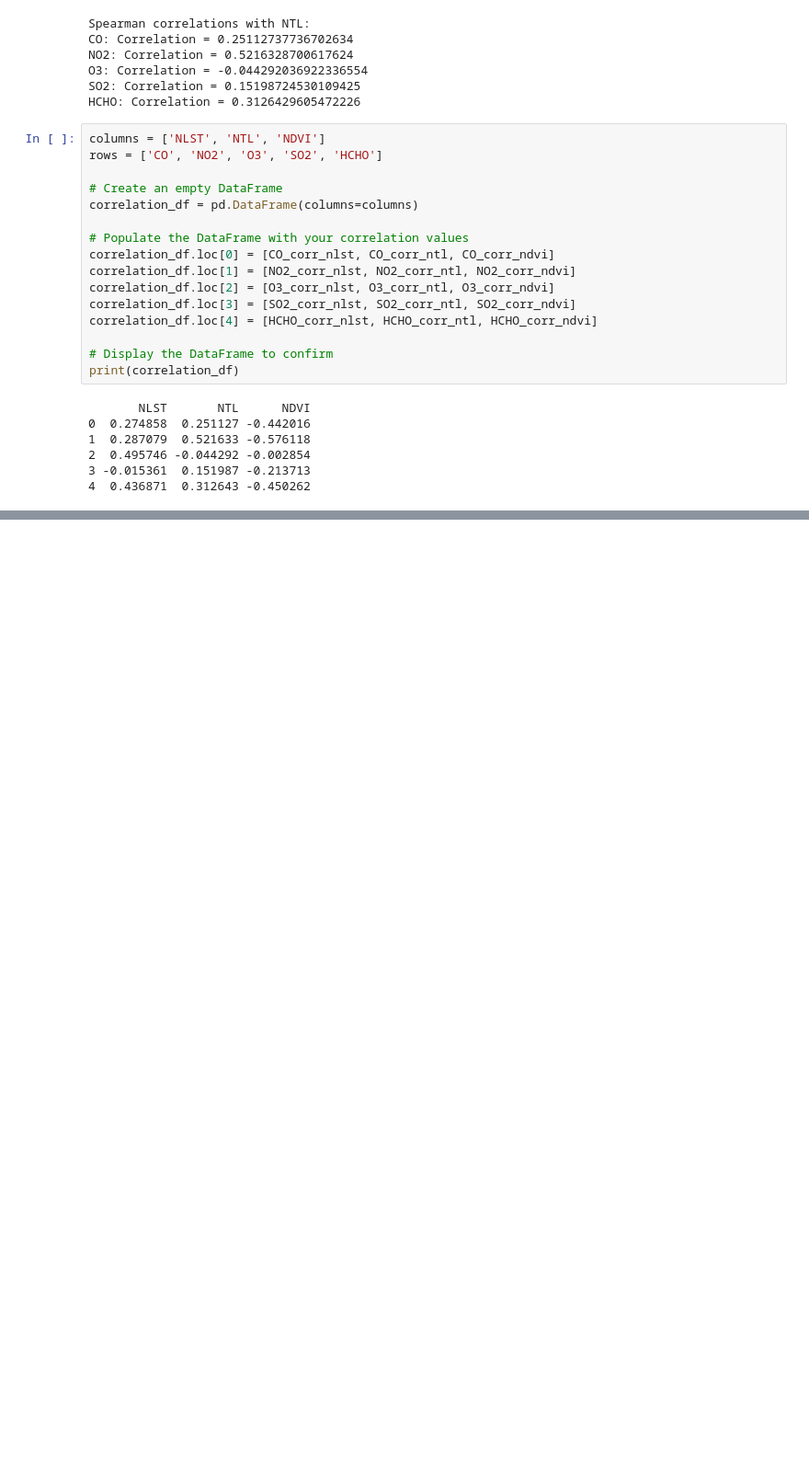
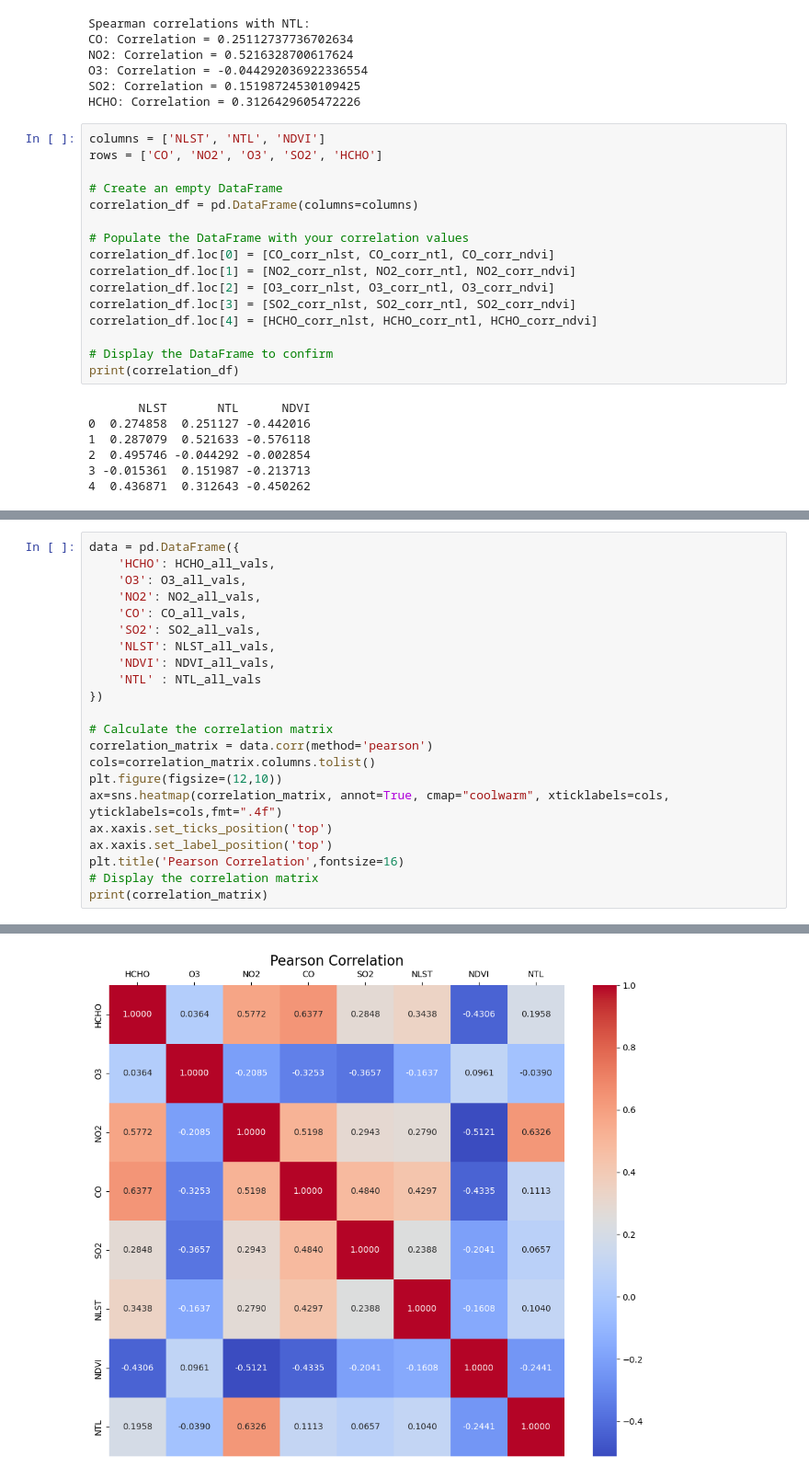
Before and after one commit to Rishi-Bharadwaj/air_pollution_correlation, a Jupyter notebook: correlation 2.ipynb, the cells around one changed output, grey strips where cells are left out. Shown at 92% size. Cells and saved outputs as stored; diff of their text form; blank space fills up the shorter version.

```diff
--- a/correlation 2.ipynb
+++ b/correlation 2.ipynb
@@ -330,0 +355,23 @@ plt.show()
+# %%
+data = pd.DataFrame({
+    'HCHO': HCHO_all_vals,
+    'O3': O3_all_vals,
+    'NO2': NO2_all_vals,
+    'CO': CO_all_vals,
+    'SO2': SO2_all_vals,
+    'NLST': NLST_all_vals,
+    'NDVI': NDVI_all_vals,
+    'NTL' : NTL_all_vals
+})
+
+# Calculate the correlation matrix
+correlation_matrix = data.corr(method='pearson')
+cols=correlation_matrix.columns.tolist()
+plt.figure(figsize=(12,10))
+ax=sns.heatmap(correlation_matrix, annot=True, cmap="coolwarm", xticklabels=cols, yticklabels=cols,fmt=".4f")
+ax.xaxis.set_ticks_position('top')
+ax.xaxis.set_label_position('top')
+plt.title('Pearson Correlation',fontsize=16)
+# Display the correlation matrix
+print(correlation_matrix)
+# %% [output]
@@ -330,0 +397 @@ plt.show()
+[figure, added]
```
Also changed, not shown: parts of 6 cells of this notebook, 5 other files.
